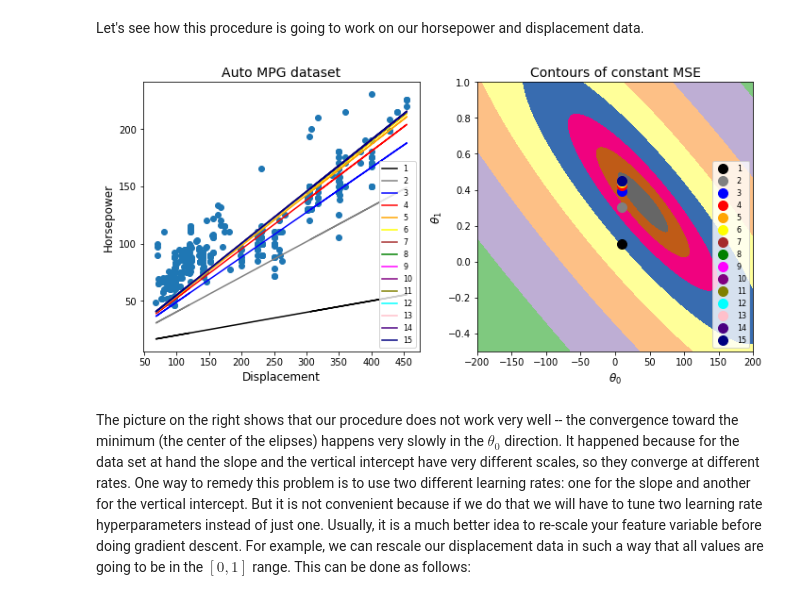
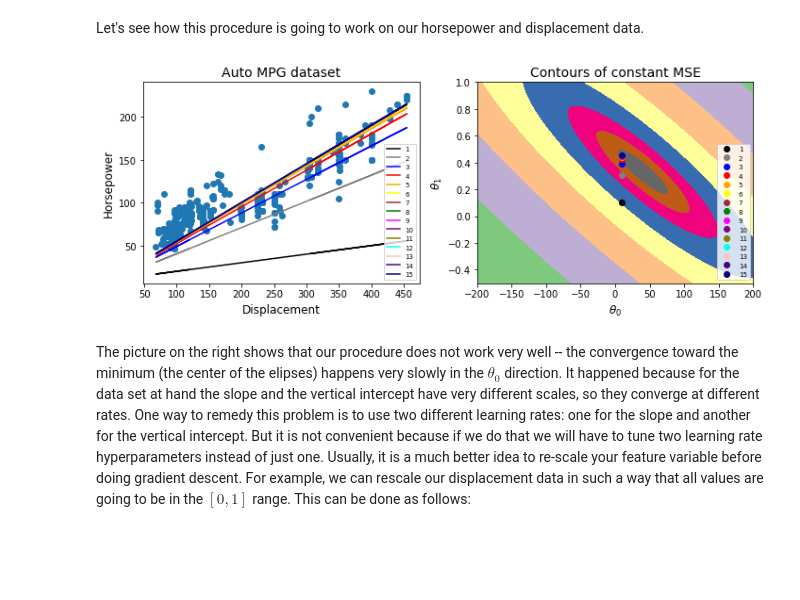
Before and after one commit to graf10a/Applied-Machine-Learning-Course, a Jupyter notebook: 03_Linear_Regression.ipynb, the cells around one changed output. Drawn from its saved outputs; the diff is of its cells as text; code cells hidden in the pictures; blank space fills up the shorter version.

```diff
--- a/03_Linear_Regression.ipynb
+++ b/03_Linear_Regression.ipynb
@@ -272,7 +272,7 @@ np.random.seed(142)
 slope=np.random.rand()
 colors=['blue', 'green', 'orange', 'yellow', 'red']
 lr = 0.000006 # learning rate
-fig, ax = plt.subplots(1, 2, figsize=(10, 5))
+fig, ax = plt.subplots(1, 2, figsize=(8, 4))
 ax[0].plot(dis_no_nan, hp_no_nan, 'o')
 ax[0].set_xlabel("Displacement", fontsize=12)
 ax[0].set_ylabel("Horsepower", fontsize=12)
@@ -286,10 +286,10 @@ ax[1].set_title(r"$\theta_0 = 0$" + f", learning rate = {lr}", fontsize=14)
 for i, col in enumerate(colors, 1):
     hp_pred = slope*dis_no_nan
     ax[0].plot(dis_no_nan, hp_pred, color=col, label=i)
-    ax[1].plot(slope, compute_mse(slope), 'o', color=colors[i-1], ms=10, label=i)
+    ax[1].plot(slope, compute_mse(slope), 'o', color=colors[i-1], ms=6, label=i)
     slope = slope - 2*(-1)*((hp_no_nan-hp_pred)*dis_no_nan).mean()*lr
-ax[0].legend(loc='lower right',fontsize=12)
-ax[1].legend(loc='lower right', fontsize=12)
+ax[0].legend(loc='upper left',fontsize=8)
+ax[1].legend(loc='lower right', fontsize=8)
 plt.tight_layout()
 plt.show()
 # %% [output]
@@ -332,22 +332,22 @@ slope_2=np.random.rand()
 colors=['blue', 'green', 'orange', 'yellow', 'red']
 lr_1 = 0.0000002 # small learning rate
 lr_2 = 0.000021 # large learning rate
-fig, ax = plt.subplots(1, 2, figsize=(10, 5))
+fig, ax = plt.subplots(1, 2, figsize=(8, 4))
 ax[0].plot(theta_1, mse)
 ax[0].set_xlabel(r"$\theta_1$", fontsize=12)
 ax[0].set_ylabel("MSE", fontsize=12)
 ax[0].set_xlim(0, 1)
 ax[0].set_ylim(0, 13000)
-ax[0].set_title(f"Learning rate = {lr_1}; too small", fontsize=14)
+ax[0].set_title(f"Learning rate = {lr_1}\n (too low!)", fontsize=14)
 ax[1].plot(theta_1, mse)
 ax[1].set_xlabel(r"$\theta_1$", fontsize=12)
 ax[1].set_ylabel("MSE", fontsize=12)
 ax[1].set_xlim(0, 1)
 ax[1].set_ylim(0, 13000)
-ax[1].set_title(f"Learning rate = {lr_2}; too large", fontsize=14)
+ax[1].set_title(f"Learning rate = {lr_2}\n (too high!)", fontsize=14)
 for i, col in enumerate(colors, 1):
-    ax[0].plot(slope_1, compute_mse(slope_1), 'o', color=colors[i-1], ms=10, label=i)
-    ax[1].plot(slope_2, compute_mse(slope_2), 'o', color=colors[i-1], ms=10, label=i)
+    ax[0].plot(slope_1, compute_mse(slope_1), 'o', color=colors[i-1], ms=6, label=i)
+    ax[1].plot(slope_2, compute_mse(slope_2), 'o', color=colors[i-1], ms=6, label=i)
     if i > 1:
       ax[1].annotate("", xy=(slope_2, compute_mse(slope_2)), xytext=(slope_2_old, compute_mse(slope_2_old)), arrowprops=dict(headwidth=7, width=1, color='black'))
     slope_2_old = slope_2
@@ -355,8 +355,8 @@ for i, col in enumerate(colors, 1):
     hp_pred_2 = slope_2*dis_no_nan
     slope_1 = slope_1 - 2*(-1)*((hp_no_nan-hp_pred_1)*dis_no_nan).mean()*lr_1
     slope_2 = slope_2 - 2*(-1)*((hp_no_nan-hp_pred_2)*dis_no_nan).mean()*lr_2
-ax[0].legend(loc='lower right',fontsize=12)
-ax[1].legend(loc='lower right', fontsize=12)
+ax[0].legend(loc='lower right',fontsize=8)
+ax[1].legend(loc='lower right', fontsize=8)
 plt.tight_layout()
 plt.show()
 # %% [output]
@@ -449,30 +452,30 @@ Let's see how this procedure is going to work on our horsepower and displacement
 # %%
 slope=0.1
 v_int=10
 colors=['black', 'gray', 'blue','red', 'orange', 'yellow', 'brown', 'green',
         'magenta', 'purple', 'olive', 'cyan', 'pink', 'indigo', 'navy']
 lr = 0.000006 # learning rate
-fig, ax = plt.subplots(1, 2, figsize=(10, 5))
+fig, ax = plt.subplots(1, 2, figsize=(10, 4))
 ax[0].plot(dis_no_nan, hp_no_nan, 'o')
 ax[0].set_xlabel("Displacement", fontsize=12)
 ax[0].set_ylabel("Horsepower", fontsize=12)
 ax[0].set_title("Auto MPG dataset", fontsize=14)
 ax[1].contourf(X, Y, Z, 100, cmap='Accent_r')#'RdGy')
 ax[1].set_xlabel(r"$\theta_0$", fontsize=12)
 ax[1].set_ylabel(r"$\theta_1$", fontsize=12)
 plt.title("Contours of constant MSE", fontsize=14)
 for i, col in enumerate(colors, 1):
     hp_pred = slope*dis_no_nan + v_int
     ax[0].plot(dis_no_nan, hp_pred, color=col, label=i)
-    ax[1].plot(v_int, slope, 'o', color=colors[i-1], ms=10, label=i)
+    ax[1].plot(v_int, slope, 'o', color=colors[i-1], ms=6, label=i)
     slope = slope - 2*(-1)*((hp_no_nan-hp_pred)*dis_no_nan).mean()*lr
     v_int = v_int - 2*(-1)*(hp_no_nan-hp_pred).mean()*lr#*25_000
-ax[0].legend(loc='lower right',fontsize=8)
-ax[1].legend(loc='lower right', fontsize=8)
+ax[0].legend(loc='lower right',fontsize=7)
+ax[1].legend(loc='lower right', fontsize=7)
 plt.tight_layout()
 plt.show()
 # %% [output]
-[figure, old version]
+[figure, new version]
 # %% [markdown]
 The picture on the right shows that our procedure does not work very well -- the convergence toward the minimum (the center of the elipses) happens very slowly in the $\theta_0$ direction. It happened because for the data set at hand the slope and the vertical intercept have very different scales, so they converge at different rates. One way to remedy this problem is to use two different learning rates: one for the slope and another for the vertical intercept. But it is not convenient because if we do that we will have to tune two learning rate hyperparameters instead of just one. Usually, it is a much better idea to re-scale your feature variable before doing gradient descent. For example, we can rescale our displacement data in such a way that all values are going to be in the $[0, 1]$ range. This can be done as follows:
 # %%
```
Also changed, not shown: parts of 16 cells of this notebook.
